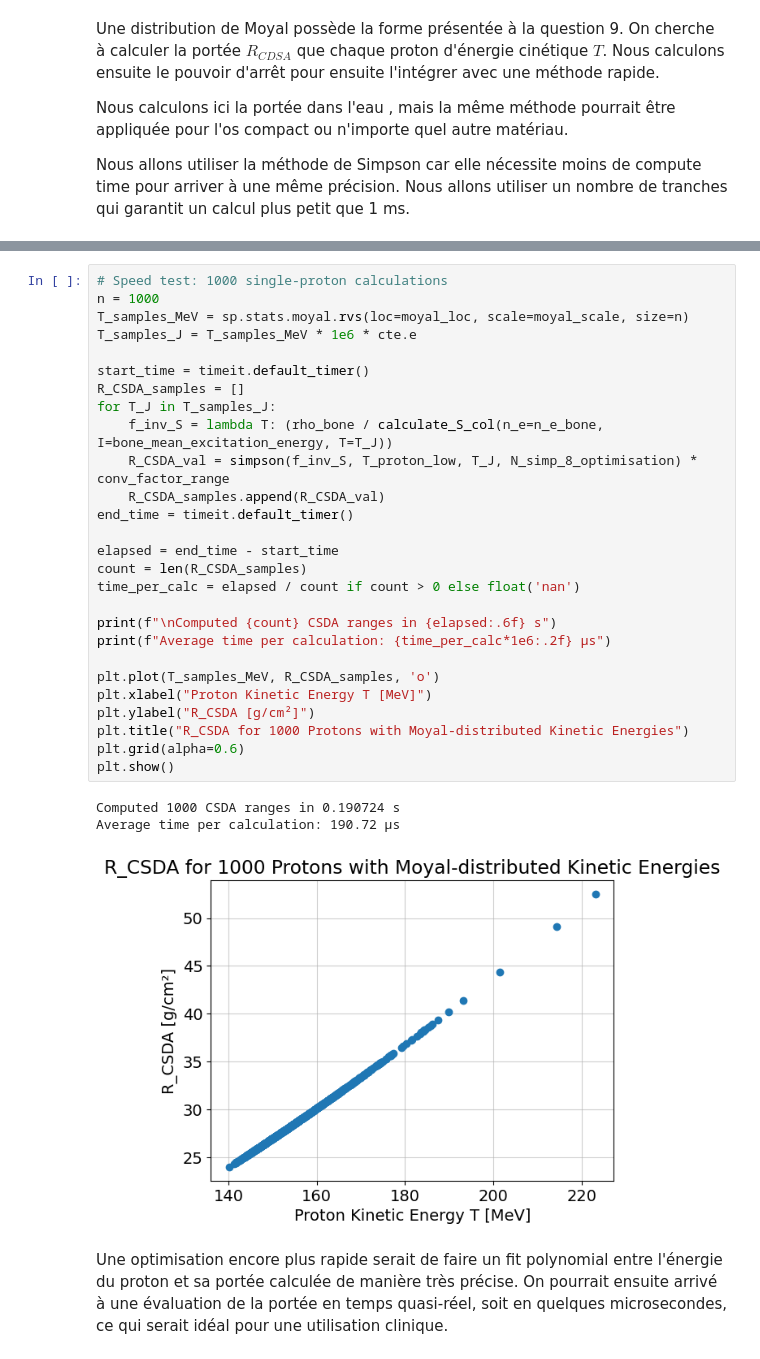
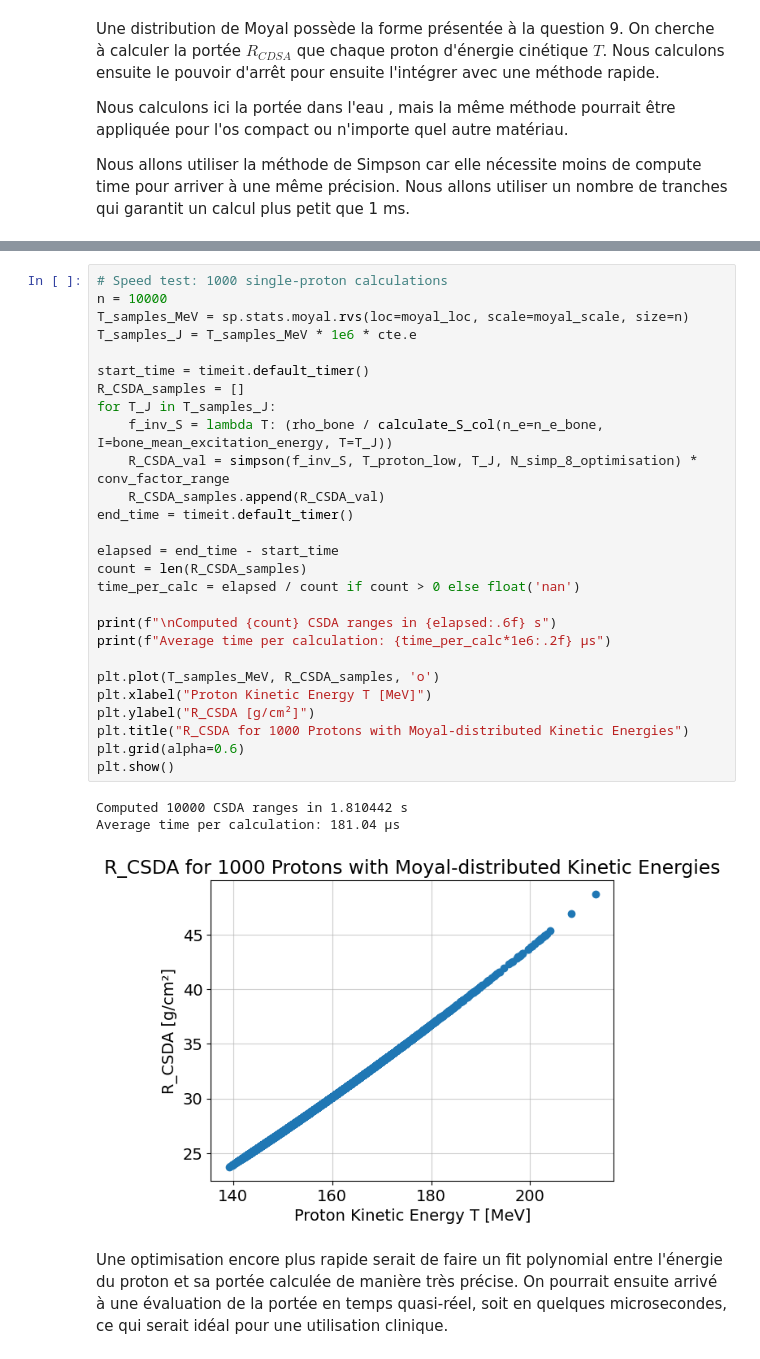
Before and after one commit to Eloi-Blouin/GPH-University-Laval-Course, a Jupyter notebook: Ulaval Session 8 Hiver 2026/Physique Numérique/TP1/TP1_ÉloiBlouin_ClémentPoulin.ipynb, the cells around one changed output, grey strips where cells are left out. Saved outputs shown, nothing was run; the diff lists cells and outputs as text.

```diff
--- a/Ulaval Session 8 Hiver 2026/Physique Numérique/TP1/TP1_ÉloiBlouin_ClémentPoulin.ipynb
+++ b/Ulaval Session 8 Hiver 2026/Physique Numérique/TP1/TP1_ÉloiBlouin_ClémentPoulin.ipynb
@@ -985,34 +981,34 @@ R_CSDA for a single T value: 15.563966808015458 g/cm²
 # %%
 # Speed test: 1000 single-proton calculations
-n = 1000
+n = 10000
 T_samples_MeV = sp.stats.moyal.rvs(loc=moyal_loc, scale=moyal_scale, size=n)
 T_samples_J = T_samples_MeV * 1e6 * cte.e
 
 start_time = timeit.default_timer()
 R_CSDA_samples = []
 for T_J in T_samples_J:
     f_inv_S = lambda T: (rho_bone / calculate_S_col(n_e=n_e_bone, I=bone_mean_excitation_energy, T=T_J))
     R_CSDA_val = simpson(f_inv_S, T_proton_low, T_J, N_simp_8_optimisation) * conv_factor_range
     R_CSDA_samples.append(R_CSDA_val)
 end_time = timeit.default_timer()
 
 elapsed = end_time - start_time
 count = len(R_CSDA_samples)
 time_per_calc = elapsed / count if count > 0 else float('nan')
 
 print(f"\nComputed {count} CSDA ranges in {elapsed:.6f} s")
 print(f"Average time per calculation: {time_per_calc*1e6:.2f} μs")
 
 plt.plot(T_samples_MeV, R_CSDA_samples, 'o')
 plt.xlabel("Proton Kinetic Energy T [MeV]")
 plt.ylabel("R_CSDA [g/cm²]")
 plt.title("R_CSDA for 1000 Protons with Moyal-distributed Kinetic Energies")
 plt.grid(alpha=0.6)
 plt.show()
 # %% [output]
-Computed 1000 CSDA ranges in 0.190724 s
-Average time per calculation: 190.72 μs
+Computed 10000 CSDA ranges in 1.810442 s
+Average time per calculation: 181.04 μs
-[figure, old version]
+[figure, new version]
 # %% [markdown]
 Une optimisation encore plus rapide serait de faire un fit polynomial entre l'énergie du proton et sa portée calculée de manière très précise. On pourrait ensuite arrivé à une évaluation de la portée en temps quasi-réel, soit en quelques microsecondes, ce qui serait idéal pour une utilisation clinique.
 # %% [markdown]
```
Also changed, not shown: parts of 15 cells of this notebook.
